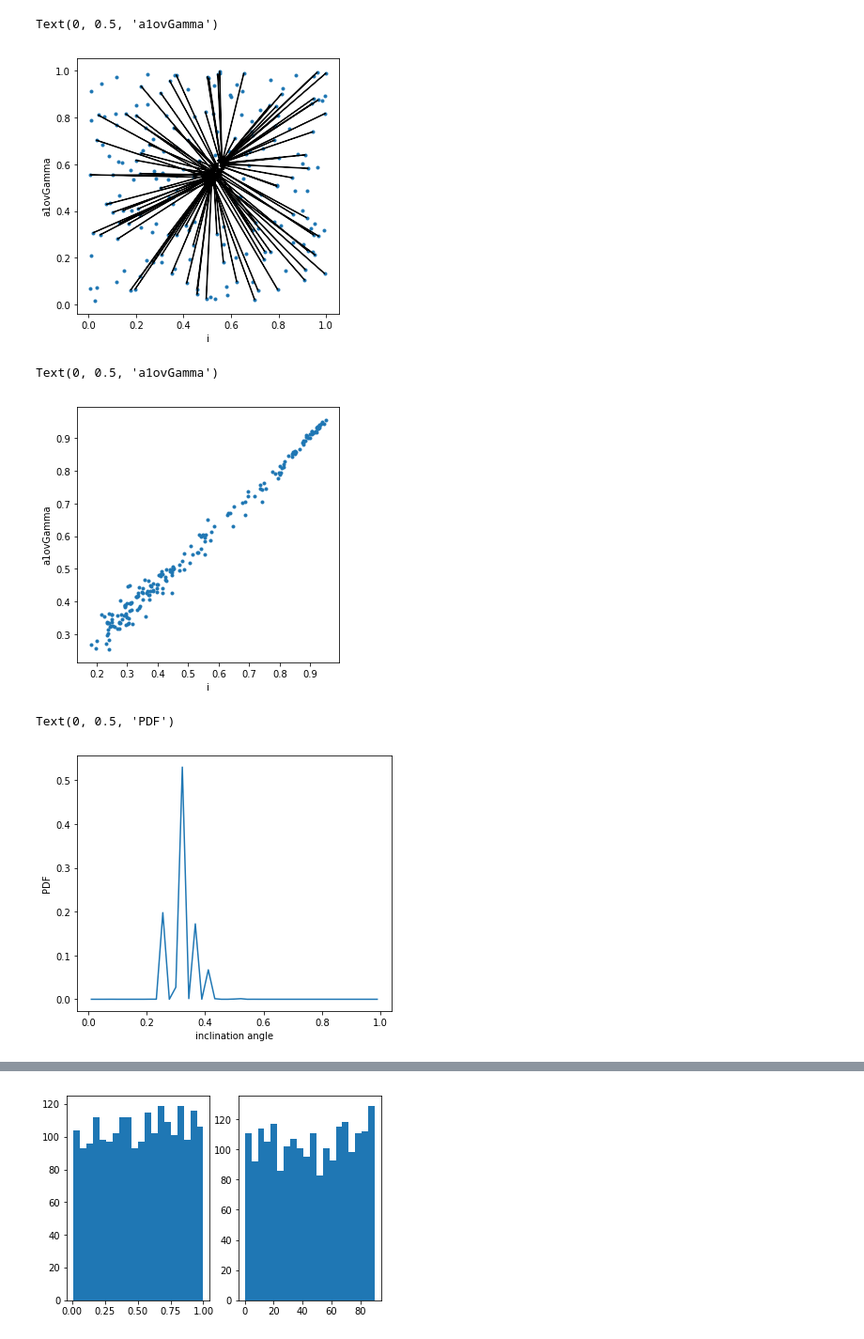
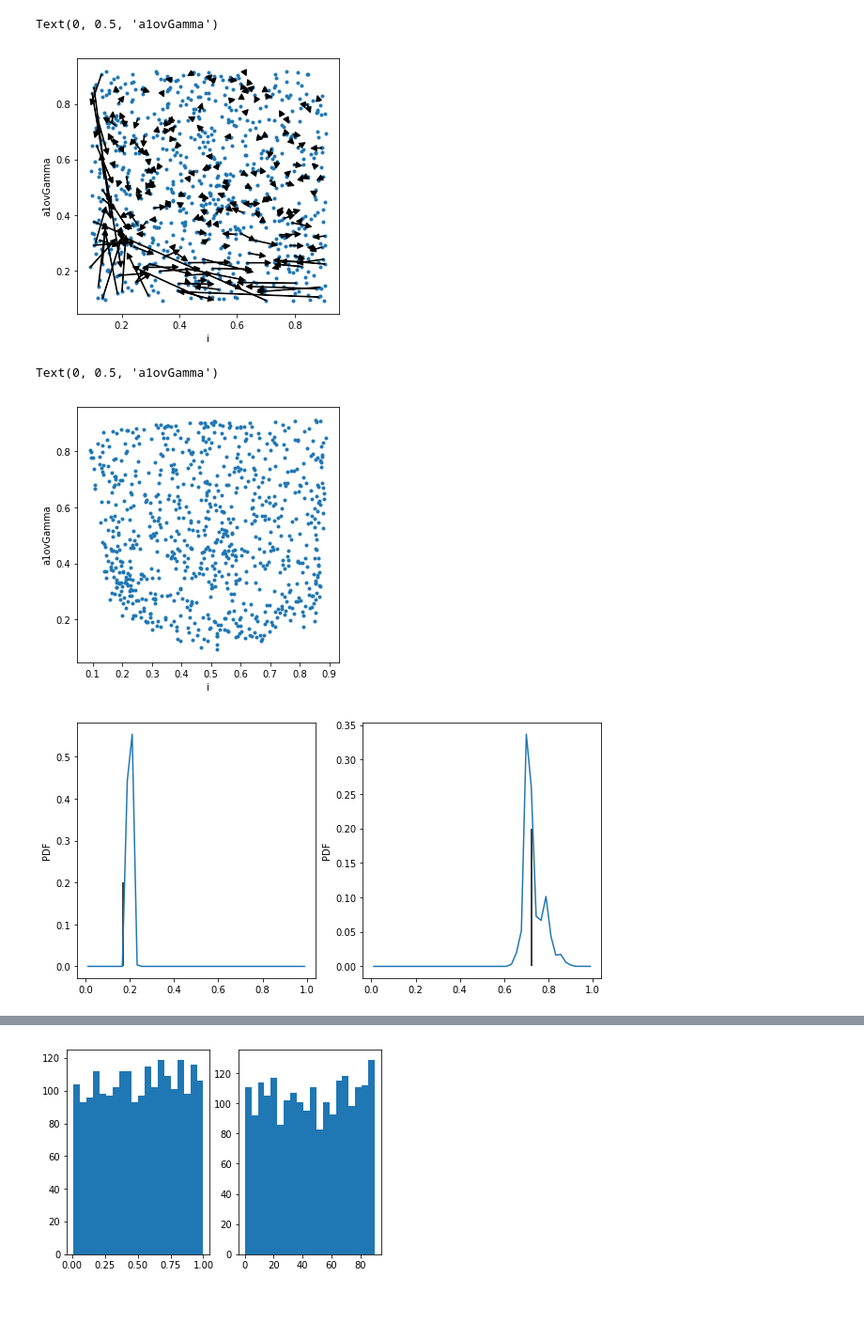
Before and after one commit to knmoriwaki/Asteroseismology, a Jupyter notebook: plot.ipynb, the cells around one changed output, grey strips where cells are left out. Shown at 94% size. Saved outputs shown, nothing was run; the diff lists cells and outputs as text; code cells hidden in the pictures; blank space fills up the shorter version.

```diff
--- a/plot.ipynb
+++ b/plot.ipynb
@@ -35,7 +35,7 @@ fig, axs = plt.subplots(1,nout,figsize=(5*nout,5))
 for i in range(nout):
     ax = axs if nout == 1 else axs[i]
 
-    ax.scatter(data[:,2*i], data[:,2*i+1])
+    ax.scatter(data[:,2*i], data[:,2*i+1], s=4)
 
     ax.set_xlabel("ground truth")
     ax.set_ylabel("predicted value")
@@ -53,47 +53,62 @@ data = np.loadtxt(fname)
 
 fig, ax = plt.subplots(1,1,figsize=(5,5))
 
-data[:,0] /= 90
-data[:,1] /= 90
+for i in range(nout):
+    data[:,2*i] = (data[:,2*i] - norm_param[i,0]) / (norm_param[i,1] - norm_param[i,0])
+    data[:,2*i+1] = (data[:,2*i+1] - norm_param[i,0]) / (norm_param[i,1] - norm_param[i,0])
+
 ax.scatter(data[:,0], data[:,2], marker=".")
 
-for i in range(100): #len(data)):
-    ax.arrow(data[i,0], data[i,2], data[i,1]-data[i,0], data[i,3]-data[i,2], width=0.002,head_width=0.02,head_length=0.02,length_includes_head=True, color="k")
+for i in range(200): # len(data)):
+    #if data[i,0] > 0.2: continue
+    #if data[i,2] > 0.2: continue
+    if data[i,0] - data[i,1] == 0 and data[i,3] - data[i,2] == 0:
+        ax.scatter(data[i,0], data[i,2], color="k")
+    else:
+        ax.arrow(data[i,0], data[i,2], data[i,1]-data[i,0], data[i,3]-data[i,2], width=0.002,head_width=0.02,head_length=0.02,length_includes_head=True, color="k")
 
 ax.set_xlabel("i")
 ax.set_ylabel("a1ovGamma")
 # %% [output]
 Text(0, 0.5, 'a1ovGamma')
-[figure, old version]
+[figure, new version]
 # %%
 # check validation result
 fname = f"{output_dir}/val.txt"
 data = np.loadtxt(fname)
 
 fig, ax = plt.subplots(1,1,figsize=(5,5))
-
-data[:,0] /= 90
-data[:,1] /= 90
+for i in range(nout):
+    data[:,2*i] = (data[:,2*i] - norm_param[i,0]) / (norm_param[i,1] - norm_param[i,0])
+    data[:,2*i+1] = (data[:,2*i+1] - norm_param[i,0]) / (norm_param[i,1] - norm_param[i,0])
 ax.scatter(data[:,1], data[:,3], marker=".")
 
 ax.set_xlabel("i")
 ax.set_ylabel("a1ovGamma")
 # %% [output]
 Text(0, 0.5, 'a1ovGamma')
-[figure, old version]
+[figure, new version]
 # %%
 # check pdf distribution
-fname = f"{output_dir}/val_dist0.txt"
+# good examples: idata = 21
+
+idata = 21
+fname = f"{output_dir}/val_dist{idata}.txt"
 data = np.loadtxt(fname)
+fig, axs = plt.subplots(1,2, figsize=(10,5))
 
-fig = plt.figure(figsize=(6,5))
-plt.plot(data[:,0],np.exp(data[:,1]))
+for i in range(nout):
+    ax = axs[i]
+    fname = f"{output_dir}/val.txt"
+    true = np.loadtxt(fname)[idata,nout*i]
+    true = (true - norm_param[i,0]) / (norm_param[i,1] - norm_param[i,0])
 
-plt.xlabel("inclination angle")
-plt.ylabel("PDF")
+    ax.plot(data[:,0],np.exp(data[:,i+1]))
+    ax.vlines(true, ymin=0, ymax=0.2)
+
+    ax.set_ylabel("PDF")
 # %% [output]
-Text(0, 0.5, 'PDF')
-[figure, old version]
+[figure, new version]
 # %%
 # check validation data distribution
 nbins = 20
```
Also changed, not shown: parts of 4 cells of this notebook.
